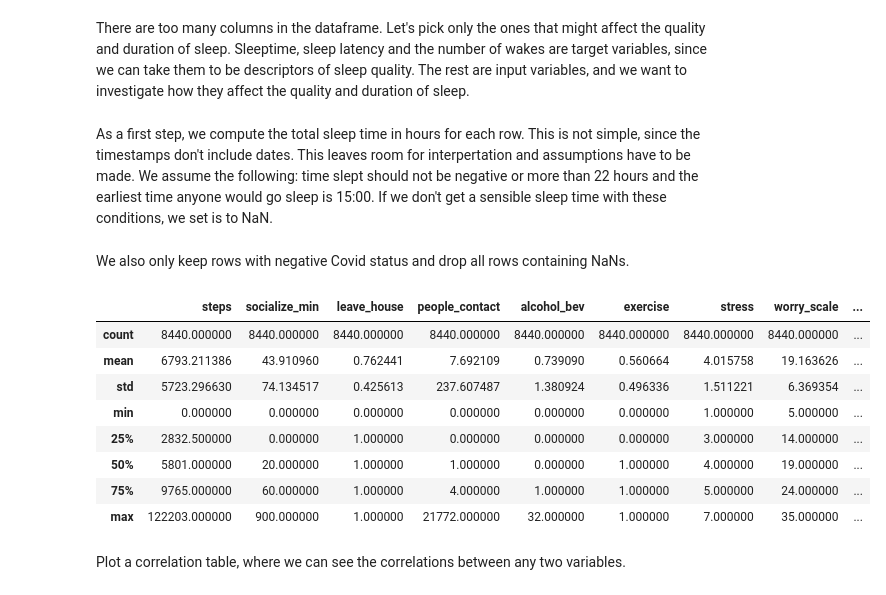
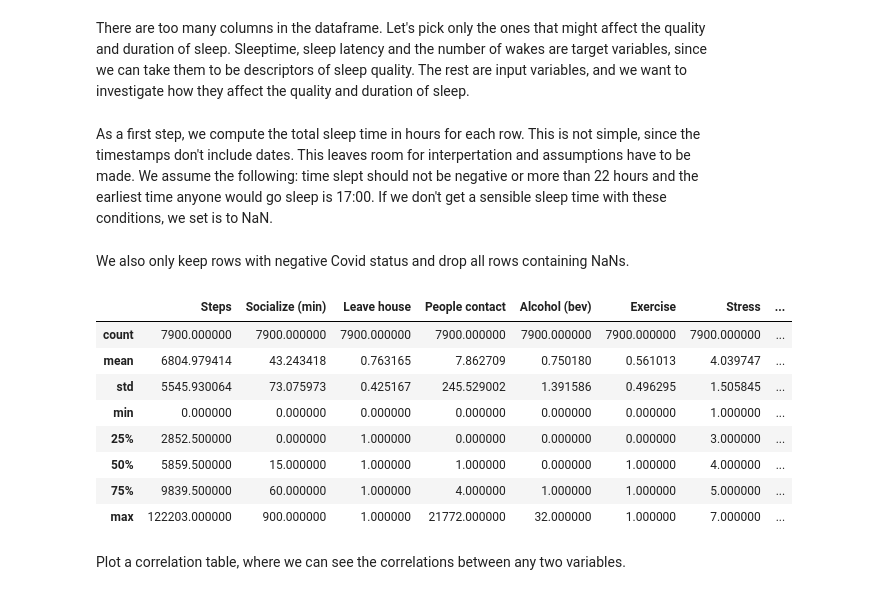
Before and after one commit to heksaani/DataScienceProject, a Jupyter notebook: covid19_dataset/eda_covid19_dataset.ipynb, the cells around one changed output. Cells and saved outputs as stored; diff of their text form; code cells hidden in the pictures.

```diff
--- a/covid19_dataset/eda_covid19_dataset.ipynb
+++ b/covid19_dataset/eda_covid19_dataset.ipynb
@@ -24,17 +51,34 @@ df = df[column_names]
 # %% [markdown]
-As a first step, we compute the total sleep time in hours for each row. This is not simple, since the timestamps don't include dates. This leaves room for interpertation and assumptions have to be made. We assume the following: time slept should not be negative or more than 22 hours and the earliest time anyone would go sleep is 15:00. If we don't get a sensible sleep time with these conditions, we set is to NaN.
+As a first step, we compute the total sleep time in hours for each row. This is not simple, since the timestamps don't include dates. This leaves room for interpertation and assumptions have to be made. We assume the following: time slept should not be negative or more than 22 hours and the earliest time anyone would go sleep is 17:00. If we don't get a sensible sleep time with these conditions, we set is to NaN.
 # %%
 fallasleep = df['sleepdiary_fallasleep'].tolist()
 waketime = df['sleepdiary_waketime'].tolist()
+latency = df['Latency'].tolist()
 sleeptime = []
 
-def compute_sleeptime(fallasleep, waketime):
+def compute_sleeptime(fallasleep, waketime, latencymins):
     try:
-        if int(fallasleep[0:2]) > 15:
-            time_i = datetime(2000, 1, 1, int(fallasleep[0:2]), int(fallasleep[3:5]))
-        else:
-            time_i = datetime(2000, 1, 2, int(fallasleep[0:2]), int(fallasleep[3:5]))
-        time_f = datetime(2000, 1, 2, int(waketime[0:2]), int(waketime[3:5]))
+        sleep_day = 1
+        sleep_hour = int(fallasleep[0:2])
+        sleep_min = int(fallasleep[3:5]) + int(latencymins)
+        wake_hour = int(waketime[0:2])
+        wake_min = int(waketime[3:5])
+
+        tmp = sleep_min // 60
+        sleep_hour += tmp
+        tmp = sleep_hour // 24
+        sleep_day += tmp
+        tmp = sleep_hour % 24
+        sleep_hour = tmp
+        tmp = sleep_min % 60
+        sleep_min = tmp
+
+        if sleep_hour <= 17:
+            sleep_day += 1
+
+        time_i = datetime(2000, 1, sleep_day, sleep_hour, sleep_min)
+        time_f = datetime(2000, 1, 2, wake_hour, wake_min)
+
     except:
         return np.NaN
 
@@ -47,33 +91,33 @@ def compute_sleeptime(fallasleep, waketime):
         return delta_hours
 
 for i in range(len(fallasleep)):
-    delta_hours = compute_sleeptime(fallasleep[i], waketime[i])
+    delta_hours = compute_sleeptime(fallasleep[i], waketime[i], latency[i])
     sleeptime.append(delta_hours)
 
 # Add sleep time to dataframe
-df['sleeptime'] = sleeptime
+df['Sleeptime (h)'] = sleeptime
 # Drop unnecessary columns
 df = df.drop(['sleepdiary_fallasleep', 'sleepdiary_waketime'], axis = 1)
 # %% [markdown]
 We also only keep rows with negative Covid status and drop all rows containing NaNs.
 # %%
 # Choose only rows with negative covid status
-df = df[df['covid_status'] == 0]
+df = df[df['Covid-19'] == 0]
 # Drop unecessary column
-df = df.drop(['covid_status'], axis = 1)
+df = df.drop(['Covid-19'], axis = 1)
 # Drop rows containing NaNs
 df = df.dropna()
 df.describe()
 # %% [output]
-|  | steps | socialize_min | leave_house | people_contact | alcohol_bev | exercise | stress | worry_scale | ... |
-| count | 8440.000000 | 8440.000000 | 8440.000000 | 8440.000000 | 8440.000000 | 8440.000000 | 8440.000000 | 8440.000000 | ... |
-| mean | 6793.211386 | 43.910960 | 0.762441 | 7.692109 | 0.739090 | 0.560664 | 4.015758 | 19.163626 | ... |
-| std | 5723.296630 | 74.134517 | 0.425613 | 237.607487 | 1.380924 | 0.496336 | 1.511221 | 6.369354 | ... |
-| min | 0.000000 | 0.000000 | 0.000000 | 0.000000 | 0.000000 | 0.000000 | 1.000000 | 5.000000 | ... |
-| 25% | 2832.500000 | 0.000000 | 1.000000 | 0.000000 | 0.000000 | 0.000000 | 3.000000 | 14.000000 | ... |
-| 50% | 5801.000000 | 20.000000 | 1.000000 | 1.000000 | 0.000000 | 1.000000 | 4.000000 | 19.000000 | ... |
-| 75% | 9765.000000 | 60.000000 | 1.000000 | 4.000000 | 1.000000 | 1.000000 | 5.000000 | 24.000000 | ... |
-| max | 122203.000000 | 900.000000 | 1.000000 | 21772.000000 | 32.000000 | 1.000000 | 7.000000 | 35.000000 | ... |
+|  | Steps | Socialize (min) | Leave house | People contact | Alcohol (bev) | Exercise | Stress | ... |
+| count | 7900.000000 | 7900.000000 | 7900.000000 | 7900.000000 | 7900.000000 | 7900.000000 | 7900.000000 | ... |
+| mean | 6804.979414 | 43.243418 | 0.763165 | 7.862709 | 0.750180 | 0.561013 | 4.039747 | ... |
+| std | 5545.930064 | 73.075973 | 0.425167 | 245.529002 | 1.391586 | 0.496295 | 1.505845 | ... |
+| min | 0.000000 | 0.000000 | 0.000000 | 0.000000 | 0.000000 | 0.000000 | 1.000000 | ... |
+| 25% | 2852.500000 | 0.000000 | 1.000000 | 0.000000 | 0.000000 | 0.000000 | 3.000000 | ... |
+| 50% | 5859.500000 | 15.000000 | 1.000000 | 1.000000 | 0.000000 | 1.000000 | 4.000000 | ... |
+| 75% | 9839.500000 | 60.000000 | 1.000000 | 4.000000 | 1.000000 | 1.000000 | 5.000000 | ... |
+| max | 122203.000000 | 900.000000 | 1.000000 | 21772.000000 | 32.000000 | 1.000000 | 7.000000 | ... |
 # %% [markdown]
 Plot a correlation table, where we can see the correlations between any two variables.
 # %%
```
Also changed, not shown: parts of 10 cells of this notebook, 1 other file.
